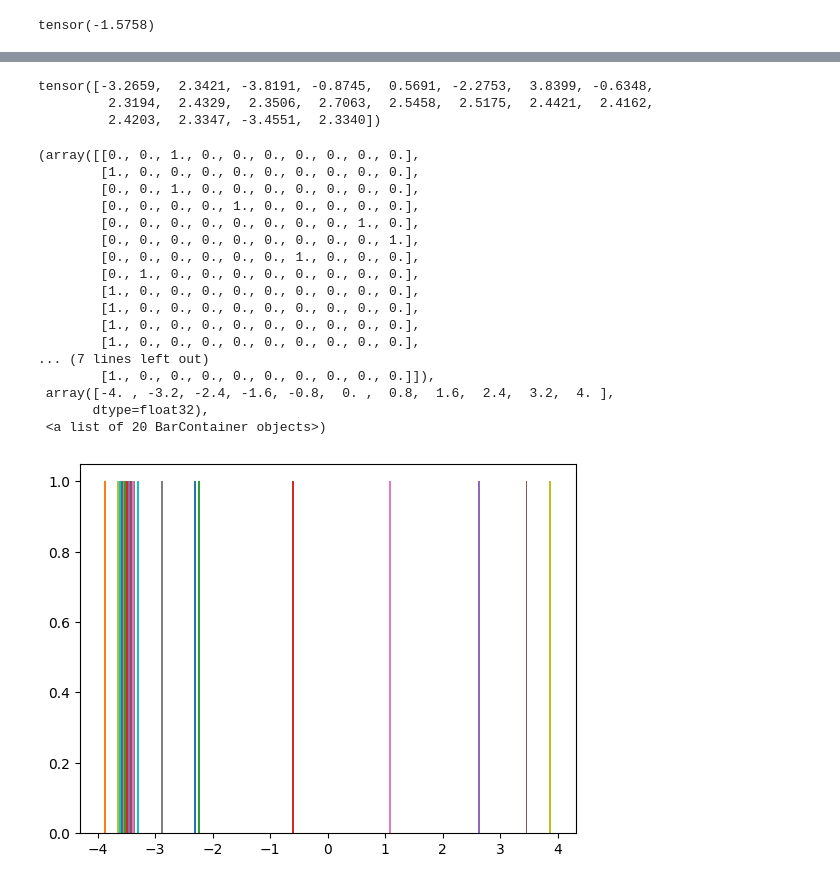
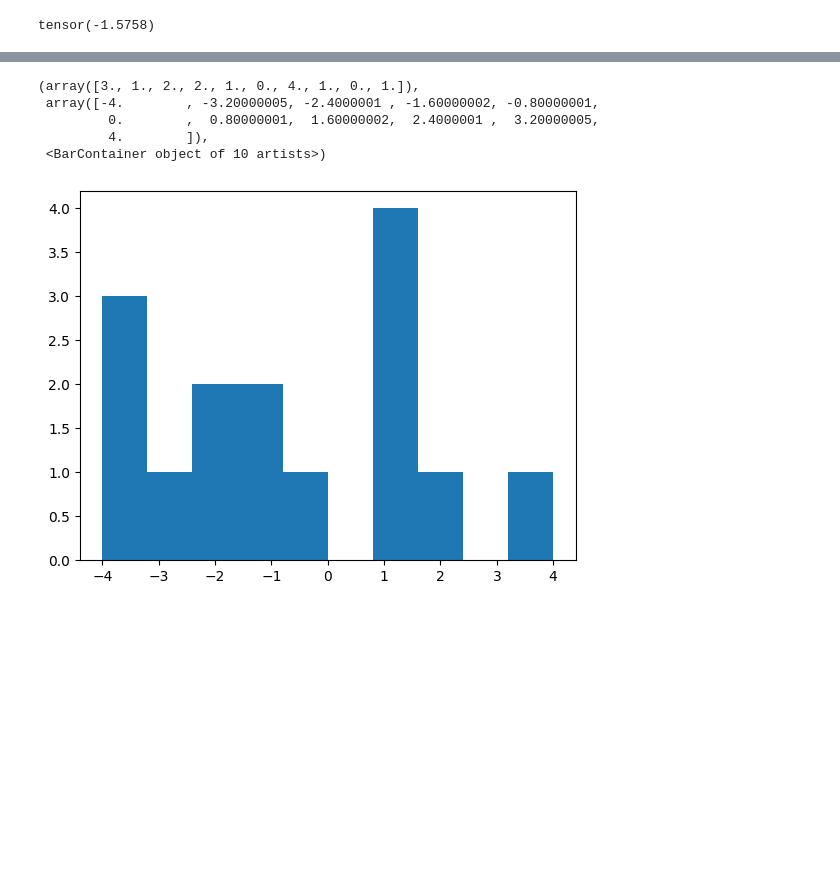
Before and after one commit to Mengyanz/deconditional-downscaling, a Jupyter notebook: simulation_sin_bag.ipynb, the cells around one changed output, grey strips where cells are left out. Saved outputs shown, nothing was run; the diff lists cells and outputs as text; code cells hidden in the pictures; blank space fills up the shorter version.

```diff
--- a/simulation_sin_bag.ipynb
+++ b/simulation_sin_bag.ipynb
@@ -56,13 +56,13 @@ def g(y, a=-4, b=4, n=20, sigma=0.1):
 # %%
 a = -4
 b = 4
-n = 20
-sigma = 0.1
+n = 100
+sigma = 0
 
 ys = np.linspace(a,b,100)
 xs = ytox(ys, a, b, n)
 fs = func(xs)
-ys2 = np.linspace(a,b,10)
+ys2 = np.linspace(a,b,20)
 zs = np.array([g(y, a, b, n, sigma) for y in ys2])
 plt.plot(xs, fs, '.', label= 'f')
 plt.plot(ys2, zs, '.', label= 'g')
@@ -163,10 +172,10 @@ tensor(-1.4949)
 # %%
-from BO import BayesOpt_UCB, BayesOpt_Random, PES
+from BO import BayesOpt_UCB, BayesOpt_Random, PES, MES
 
 x_space = torch.tensor(np.linspace(a,b,100)).float() # np.linspace(1e-5,1-1e-5,100)
 y_space = torch.tensor(np.linspace(a,b,100)).float() # np.linspace(1e-5,1-1e-5,100)
 init_y_size = 3
-num_round = 20
+num_round = 15
 num_repeat = 5
 random_seeds = np.random.uniform(0,100, num_repeat)
 
@@ -185,0 +186,4 @@ View run at https://wandb.ai/oxmlgh/bodd/runs/ra9mnaqv
+# %%
+num_repeat = 1
+agent_mes = MES(dataset1=[xs, ys], init_y_recs_size = init_y_size, y_space=y_space, x_space=x_space, f_oracle=func, g_oracle=g,num_round=num_round, num_repeat = num_repeat, cdf_dir='experiments/swiss_roll/config/exact_cmp.yaml', dump_dir='result/mes/', random_seeds=random_seeds)
+pos_best_dict['mes'] = agent_mes.simulation()
@@ -372,30 +212,12 @@ tensor([ 3.2115,  2.5982,  3.2771, -3.5237, -3.4086, -3.4119, -3.4369, -2.1066,
-# %%
-agent_pes.z_rewards
-# %% [output]
-tensor([-3.2659,  2.3421, -3.8191, -0.8745,  0.5691, -2.2753,  3.8399, -0.6348,
-         2.3194,  2.4329,  2.3506,  2.7063,  2.5458,  2.5175,  2.4421,  2.4162,
-         2.4203,  2.3347, -3.4551,  2.3340])
 # %%
-plt.hist(agent_pes.y_recs)
+plt.hist(agent_mes.y_recs)
 # %% [output]
-(array([[0., 0., 1., 0., 0., 0., 0., 0., 0., 0.],
-        [1., 0., 0., 0., 0., 0., 0., 0., 0., 0.],
-        [0., 0., 1., 0., 0., 0., 0., 0., 0., 0.],
-        [0., 0., 0., 0., 1., 0., 0., 0., 0., 0.],
-        [0., 0., 0., 0., 0., 0., 0., 0., 1., 0.],
-        [0., 0., 0., 0., 0., 0., 0., 0., 0., 1.],
-        [0., 0., 0., 0., 0., 0., 1., 0., 0., 0.],
-        [0., 1., 0., 0., 0., 0., 0., 0., 0., 0.],
-        [1., 0., 0., 0., 0., 0., 0., 0., 0., 0.],
-        [1., 0., 0., 0., 0., 0., 0., 0., 0., 0.],
-        [1., 0., 0., 0., 0., 0., 0., 0., 0., 0.],
-        [1., 0., 0., 0., 0., 0., 0., 0., 0., 0.],
-... (7 lines left out)
-        [1., 0., 0., 0., 0., 0., 0., 0., 0., 0.]]),
- array([-4. , -3.2, -2.4, -1.6, -0.8,  0. ,  0.8,  1.6,  2.4,  3.2,  4. ],
-       dtype=float32),
- <a list of 20 BarContainer objects>)
+(array([3., 1., 2., 2., 1., 0., 4., 1., 0., 1.]),
+ array([-4.        , -3.20000005, -2.4000001 , -1.60000002, -0.80000001,
+         0.        ,  0.80000001,  1.60000002,  2.4000001 ,  3.20000005,
+         4.        ]),
+ <BarContainer object of 10 artists>)
-[figure, old version]
+[figure, new version]
 # %%
 # agent_ucb = BayesOpt_UCB(dataset1=[xs, ys], init_y_recs_size = init_y_size, y_space=y_space, x_space=x_space, f_oracle=func, g_oracle=g_oracle,num_round=num_round, num_repeat = num_repeat, cdf_dir='experiments/swiss_roll/config/exact_cmp_mz.yaml', dump_dir='result/ucb/', random_seeds=random_seeds)
 # pos_best_dict['ucb'] = agent_ucb.simulation()
```
Also changed, not shown: parts of 14 cells of this notebook, 4 other files.
